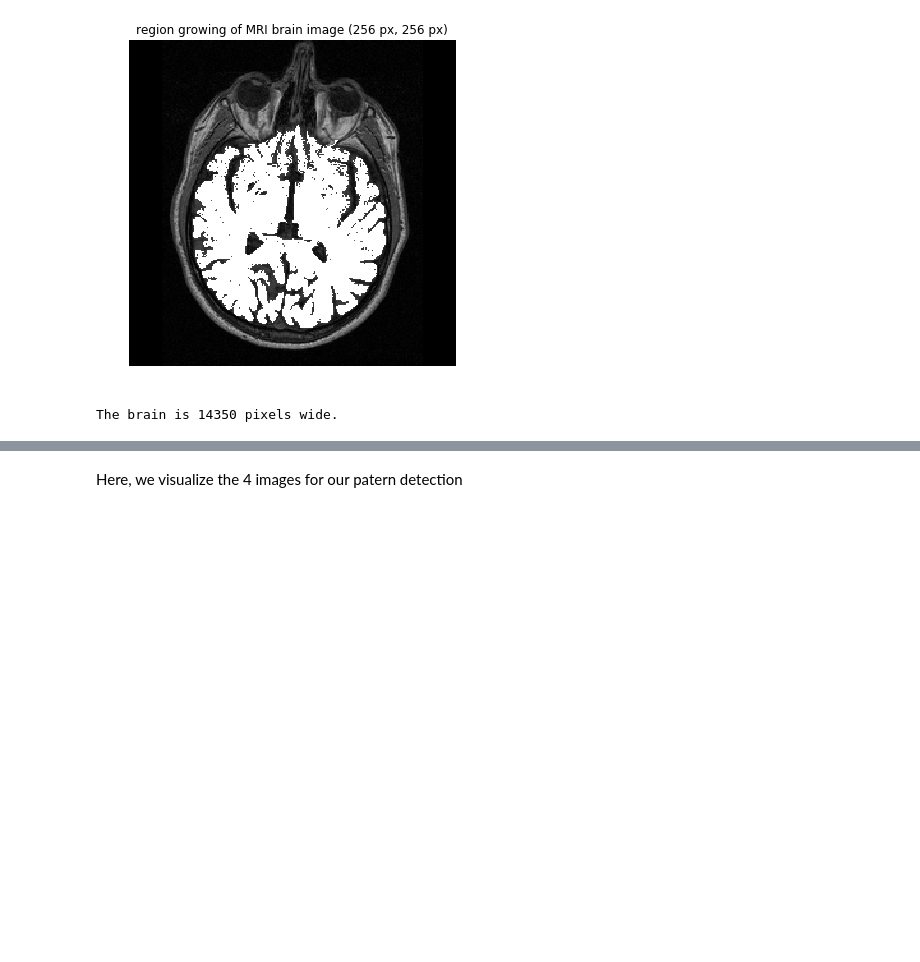
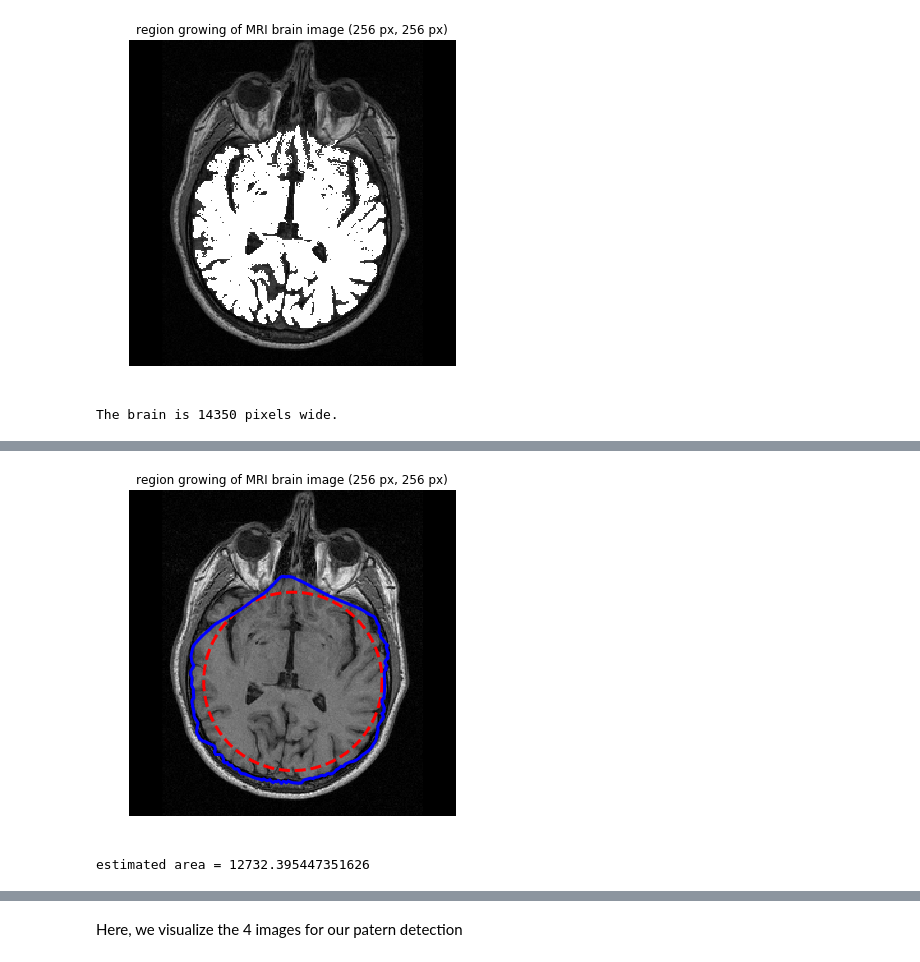
Before and after one commit to hellgheast/Image_analysis, a Jupyter notebook: lab_01_segmentation_Luca.ipynb, the cells around one changed output, grey strips where cells are left out. Cells and saved outputs as stored; diff of their text form; code cells hidden in the pictures; blank space fills up the shorter version.

```diff
--- a/lab_01_segmentation_Luca.ipynb
+++ b/lab_01_segmentation_Luca.ipynb
@@ -51,17 +51,6 @@ plt.show()
 ### 1.2 Region growing
 In this implementation of region growing i chose a local homogeneity criterion (difference between frontier pixel and its neighbor under a threshold). The brain is quite well detected, but the region has many holes. Area is simply computed as sum of accepted pixels. To make it smoother we could apply a closing morphological operator or we could change the homogeneity criterion to consider the mean and std of our accepted pixels.
 # %%
-import skimage.io
-import matplotlib.pyplot as plt
-import matplotlib.patches as patches
-import numpy as np
-%matplotlib inline
-
-# Load image
-data_path = os.path.join(data_base_path, data_folder)
-brain_im = skimage.io.imread(os.path.join(data_path, 'brain-slice40.tiff'))
-im_h, im_w = brain_im.shape
-
 fig, ax = plt.subplots(1, 1, figsize=(6, 6))
 ax.imshow(brain_im, cmap='gray')
 ax.set_title('MRI brain image ({} px, {} px)'.format(im_h, im_w))
@@ -75,7 +64,7 @@ plt.show()
 threshold = 16 #used for the mean homogeneity
 area, old_area = 1, 0
 x,y = 128, 140
-region_g = brain_im
+region_g = brain_im.copy()
 #table with 0 not visited, 1 visited and part of the region, 2 visited and part of the frontier, 3 visited and not part of the region
 visit_table = np.zeros((im_h,im_w),dtype = int)
 visit_table[x][y] = 2
@@ -127,0 +116,33 @@ Add your implementation and discussion
+# %%
+#Active contour with skimage
+import skimage.segmentation as seg
+#copy original image
+active_contour = brain_im.copy()
+#initialize snake as a circle
+s = np.linspace(0, 2*np.pi, 400)
+x = 128 + 70*np.cos(s)
+y = 150 + 70*np.sin(s)
+snake_init = np.array([x, y]).T
+#apply active contour on active_contour image with snake_init as initial contour
+#alpha: resistance to stretching. Here put to 0 because we expect the snake to stretch since snake_init is inside the brain
+#beta: rigidity: resistance to bending. High value to capture the smooth round shape of the brain
+#w_line controls attraction to brightness. Negative to attract to dark region (region between brain and skull)
+#w_edge: controls attraction to edges
+snake = seg.active_contour(active_contour, snake_init,alpha=0, beta=100, w_line=-2, w_edge=1.5, bc='periodic', max_px_move=2.0, max_iterations=5000)
+
+#plot result
+fig, ax = plt.subplots(1, 1, figsize=(6, 6))
+ax.imshow(active_contour, cmap='gray')
+ax.plot(snake_init[:, 0], snake_init[:,1],'--r', lw=3)
+ax.plot(snake[:, 0], snake[:,1],'-b', lw=3)
+ax.set_title('region growing of MRI brain image ({} px, {} px)'.format(im_h, im_w))
+ax.axis('off')
+plt.show()
+
+#approximate area by area of a circle with the same perimeter
+r = snake.shape[0]/(2*np.pi)
+area = np.pi*r*r
+print('estimated area = {}'.format(area))
+# %% [output]
+[figure, added]
+estimated area = 12732.395447351626
```
Also changed, not shown: parts of 5 cells of this notebook.
